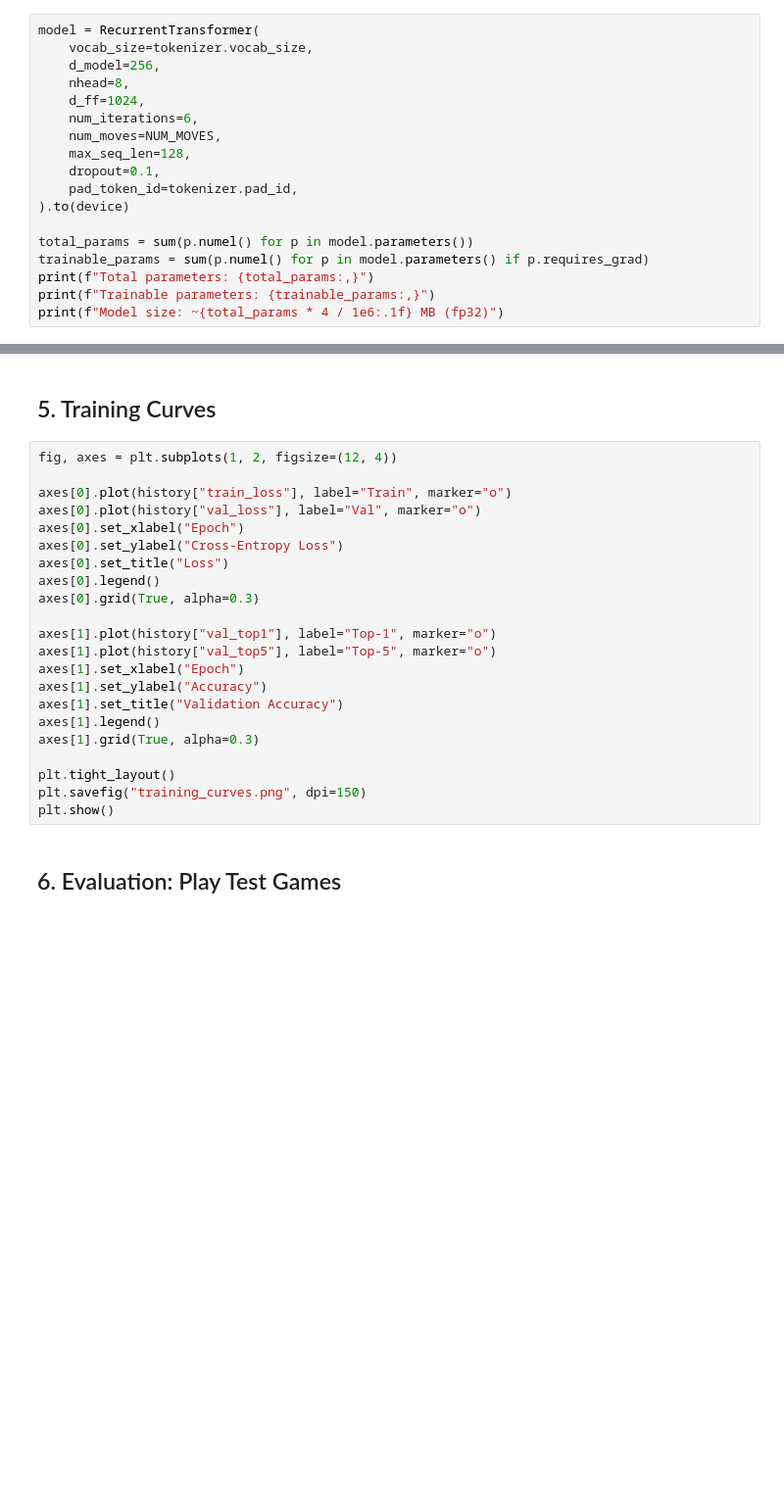
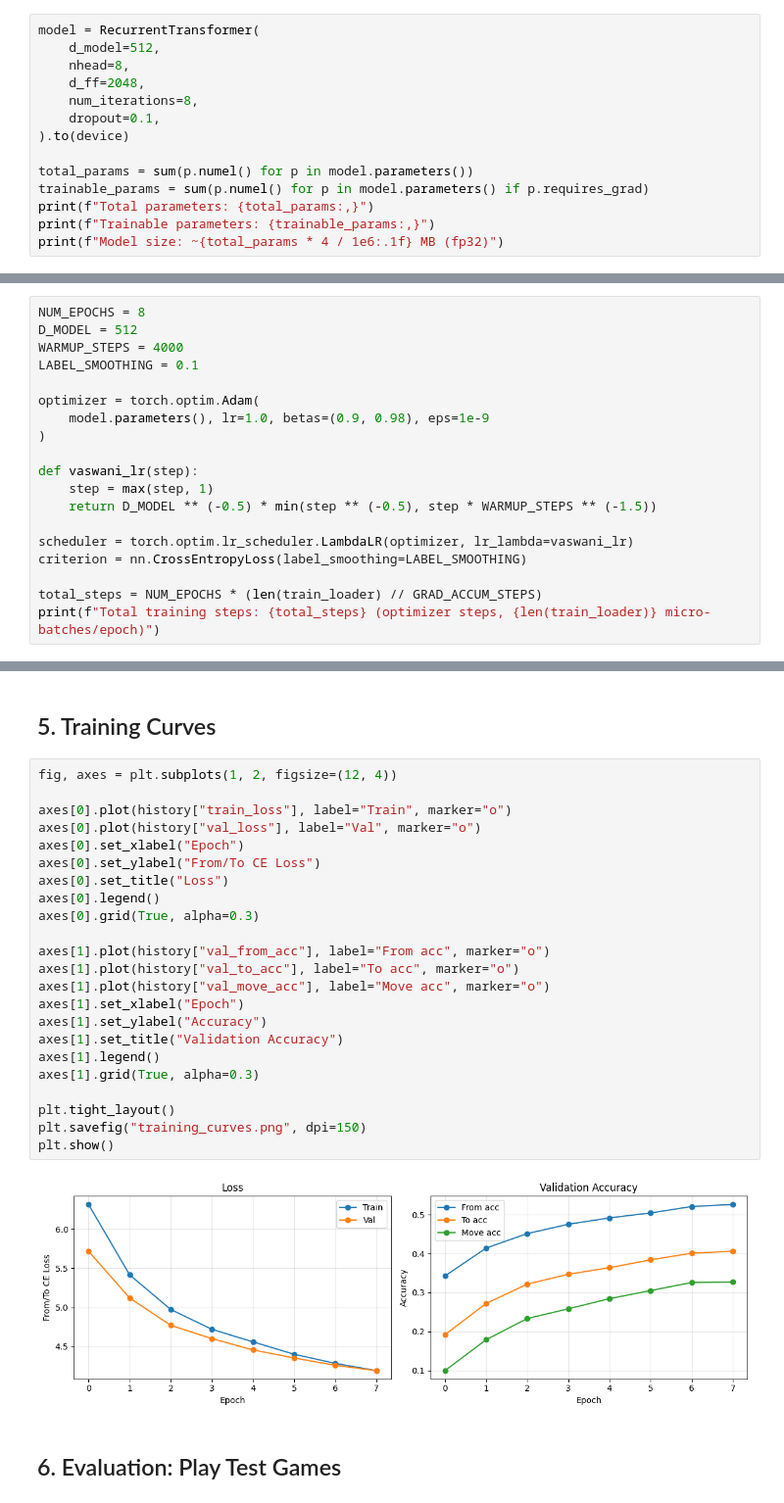
Before and after one commit to GabrielSC92/Transformers_Midterm, a Jupyter notebook: train.ipynb, the cells around one changed output, grey strips where cells are left out. Shown at 98% size. Cells and saved outputs as stored; diff of their text form; blank space fills up the shorter version.

```diff
--- a/train.ipynb
+++ b/train.ipynb
@@ -178,14 +208,10 @@ FEN (char tokens) → [CLS] + Token Embedding + Positional Encoding
 # %%
 model = RecurrentTransformer(
-    vocab_size=tokenizer.vocab_size,
-    d_model=256,
+    d_model=512,
     nhead=8,
-    d_ff=1024,
-    num_iterations=6,
-    num_moves=NUM_MOVES,
-    max_seq_len=128,
+    d_ff=2048,
+    num_iterations=8,
     dropout=0.1,
-    pad_token_id=tokenizer.pad_id,
 ).to(device)
 
 total_params = sum(p.numel() for p in model.parameters())
@@ -278,0 +228,19 @@ for epoch in range(NUM_EPOCHS):
+# %%
+NUM_EPOCHS = 8
+D_MODEL = 512
+WARMUP_STEPS = 4000
+LABEL_SMOOTHING = 0.1
+
+optimizer = torch.optim.Adam(
+    model.parameters(), lr=1.0, betas=(0.9, 0.98), eps=1e-9
+)
+
+def vaswani_lr(step):
+    step = max(step, 1)
+    return D_MODEL ** (-0.5) * min(step ** (-0.5), step * WARMUP_STEPS ** (-1.5))
+
+scheduler = torch.optim.lr_scheduler.LambdaLR(optimizer, lr_lambda=vaswani_lr)
+criterion = nn.CrossEntropyLoss(label_smoothing=LABEL_SMOOTHING)
+
+total_steps = NUM_EPOCHS * (len(train_loader) // GRAD_ACCUM_STEPS)
+print(f"Total training steps: {total_steps} (optimizer steps, {len(train_loader)} micro-batches/epoch)")
@@ -281,25 +377,28 @@ for epoch in range(NUM_EPOCHS):
 # %%
 fig, axes = plt.subplots(1, 2, figsize=(12, 4))
 
 axes[0].plot(history["train_loss"], label="Train", marker="o")
 axes[0].plot(history["val_loss"], label="Val", marker="o")
 axes[0].set_xlabel("Epoch")
-axes[0].set_ylabel("Cross-Entropy Loss")
+axes[0].set_ylabel("From/To CE Loss")
 axes[0].set_title("Loss")
 axes[0].legend()
 axes[0].grid(True, alpha=0.3)
 
-axes[1].plot(history["val_top1"], label="Top-1", marker="o")
-axes[1].plot(history["val_top5"], label="Top-5", marker="o")
+axes[1].plot(history["val_from_acc"], label="From acc", marker="o")
+axes[1].plot(history["val_to_acc"], label="To acc", marker="o")
+axes[1].plot(history["val_move_acc"], label="Move acc", marker="o")
 axes[1].set_xlabel("Epoch")
 axes[1].set_ylabel("Accuracy")
 axes[1].set_title("Validation Accuracy")
 axes[1].legend()
 axes[1].grid(True, alpha=0.3)
 
 plt.tight_layout()
 plt.savefig("training_curves.png", dpi=150)
 plt.show()
+# %% [output]
+[figure, added]
 # %% [markdown]
 ## 6. Evaluation: Play Test Games
 # %%
```
Also changed, not shown: parts of 16 cells of this notebook.
